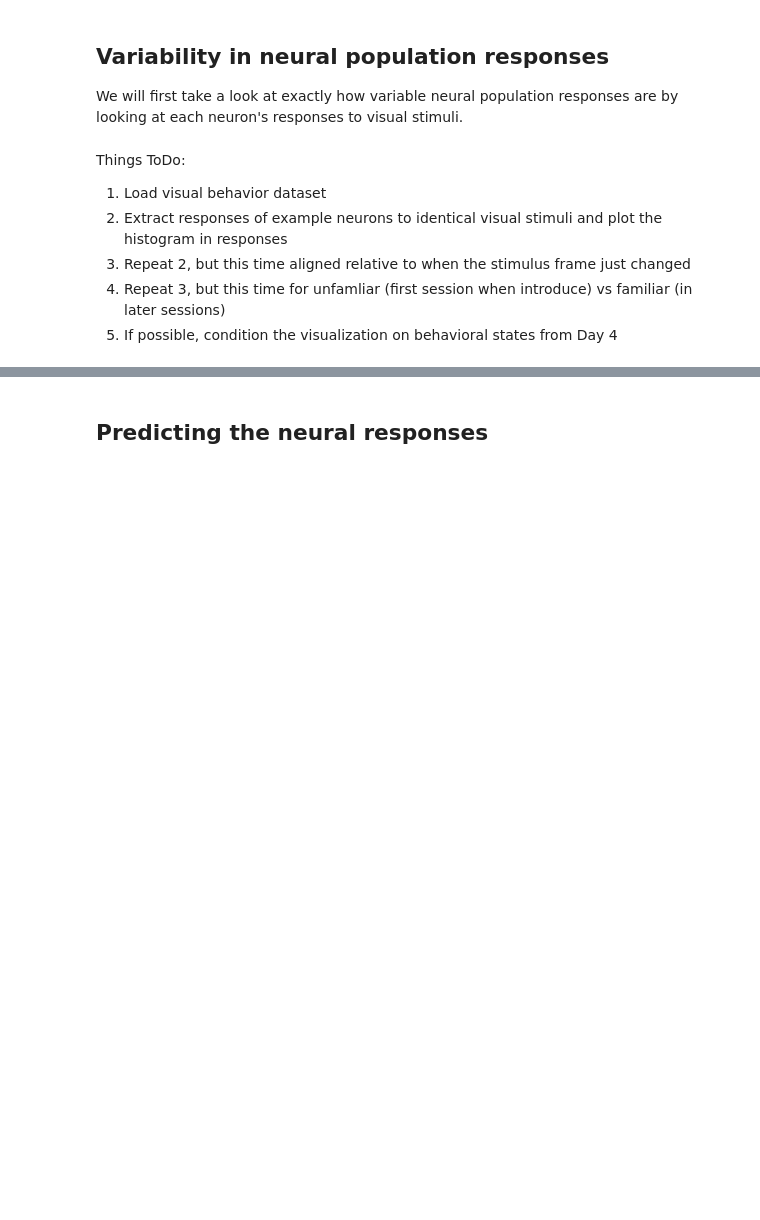
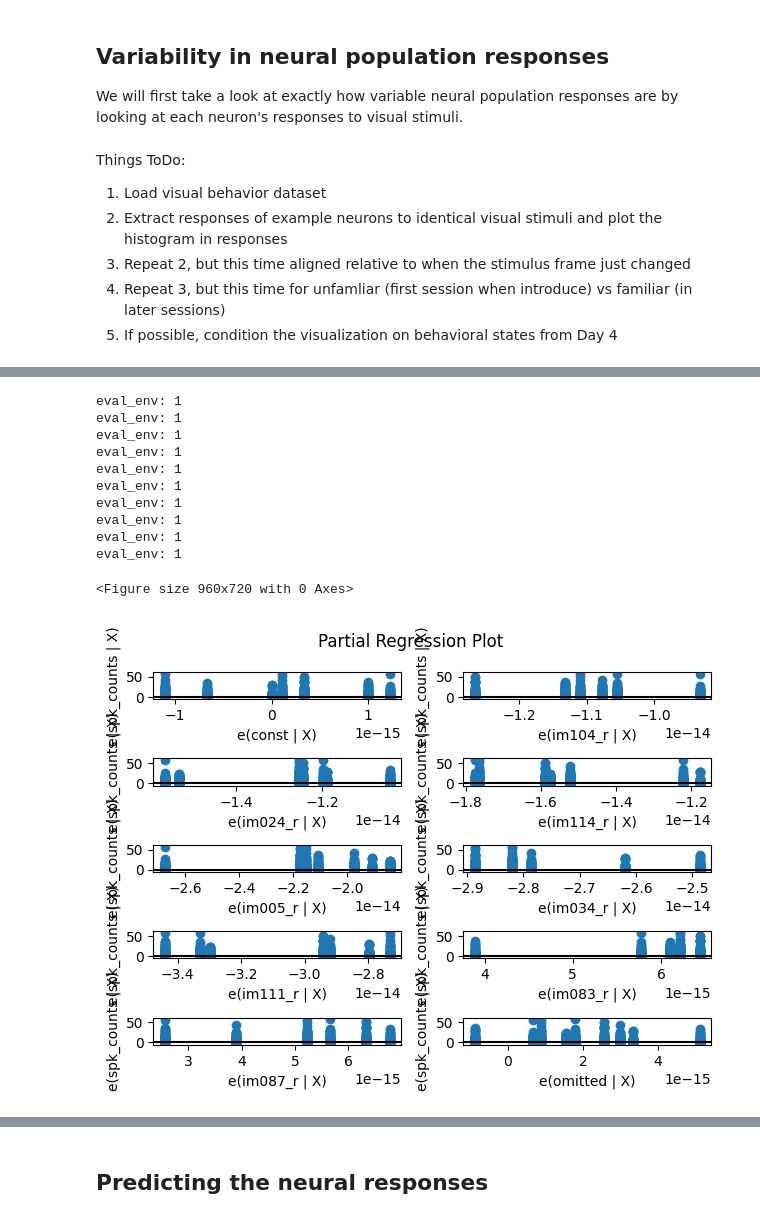
Before and after one commit to AllenInstitute/swdb_2023, a Jupyter notebook: Day5/Day5_VisualDynamicsModeling.ipynb, the cells around one changed output, grey strips where cells are left out. Cells and saved outputs as stored; diff of their text form; code cells hidden in the pictures; blank space fills up the shorter version.

```diff
--- a/Day5/Day5_VisualDynamicsModeling.ipynb
+++ b/Day5/Day5_VisualDynamicsModeling.ipynb
@@ -669,0 +895,17 @@ Things ToDo:
+# %%
+plt.figure(dpi=150)
+fig = sm.graphics.plot_partregress_grid(results_OLS)
+fig.tight_layout()
+# %% [output]
+eval_env: 1
+eval_env: 1
+eval_env: 1
+eval_env: 1
+eval_env: 1
+eval_env: 1
+eval_env: 1
+eval_env: 1
+eval_env: 1
+eval_env: 1
+<Figure size 960x720 with 0 Axes>
+[figure, added]
```
Also changed, not shown: parts of 17 cells of this notebook, 3 other files.
